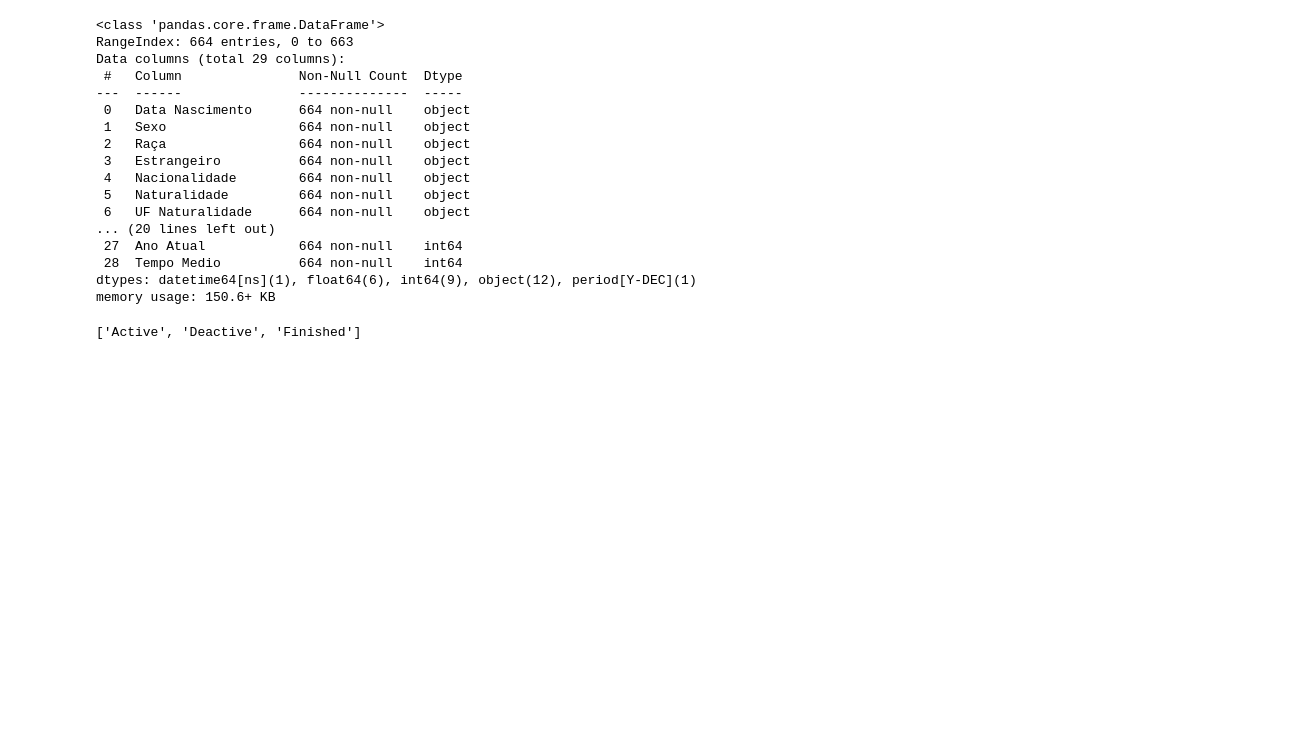
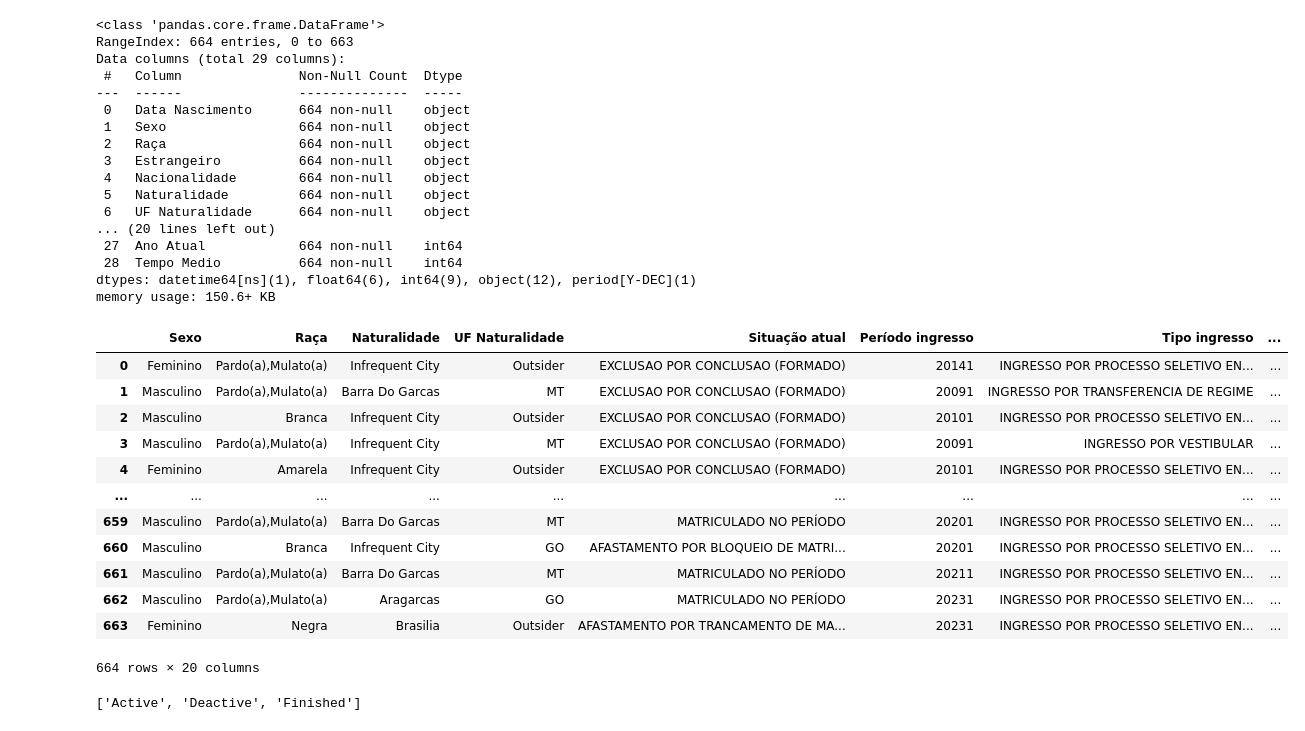
Before and after one commit to auserafim/ai-notebooks, a Jupyter notebook: evasion_college/evaded_college.ipynb, the cells around one changed output. Cells and saved outputs as stored; diff of their text form; code cells hidden in the pictures; blank space fills up the shorter version.

```diff
--- a/evasion_college/evaded_college.ipynb
+++ b/evasion_college/evaded_college.ipynb
@@ -546,6 +569,7 @@ df_to_train = df.drop(columns={"rga_anonimo",
                                "Estrangeiro",
                                "Data Nascimento",
                                "Estrutura",
+                               "Sit,
                                "Data ocorrência",
                                "Período",
                                "Ano Atual"})
@@ -568,6 +592,22 @@ class ClassifyOrigin:
 df_to_train['UF Naturalidade'] = df_to_train['UF Naturalidade'].apply(ClassifyOrigin.classify_origin_state)
 df_to_train['Naturalidade'] = df_to_train['Naturalidade'].apply(ClassifyOrigin.classify_origin_city)
 df_to_train['AnoEvento'] = df_to_train['AnoEvento'].astype(str).astype(int)
+# %%
+df_to_train
+# %% [output]
+|  | Sexo | Raça | Naturalidade | UF Naturalidade | Situação atual | Período ingresso | Tipo ingresso | ... |
+| 0 | Feminino | Pardo(a),Mulato(a) | Infrequent City | Outsider | EXCLUSAO POR CONCLUSAO (FORMADO) | 20141 | INGRESSO POR PROCESSO SELETIVO EN... | ... |
+| 1 | Masculino | Pardo(a),Mulato(a) | Barra Do Garcas | MT | EXCLUSAO POR CONCLUSAO (FORMADO) | 20091 | INGRESSO POR TRANSFERENCIA DE REGIME | ... |
+| 2 | Masculino | Branca | Infrequent City | Outsider | EXCLUSAO POR CONCLUSAO (FORMADO) | 20101 | INGRESSO POR PROCESSO SELETIVO EN... | ... |
+| 3 | Masculino | Pardo(a),Mulato(a) | Infrequent City | MT | EXCLUSAO POR CONCLUSAO (FORMADO) | 20091 | INGRESSO POR VESTIBULAR | ... |
+| 4 | Feminino | Amarela | Infrequent City | Outsider | EXCLUSAO POR CONCLUSAO (FORMADO) | 20101 | INGRESSO POR PROCESSO SELETIVO EN... | ... |
+| ... | ... | ... | ... | ... | ... | ... | ... | ... |
+| 659 | Masculino | Pardo(a),Mulato(a) | Barra Do Garcas | MT | MATRICULADO NO PERÍODO | 20201 | INGRESSO POR PROCESSO SELETIVO EN... | ... |
+| 660 | Masculino | Branca | Infrequent City | GO | AFASTAMENTO POR BLOQUEIO DE MATRI... | 20201 | INGRESSO POR PROCESSO SELETIVO EN... | ... |
+| 661 | Masculino | Pardo(a),Mulato(a) | Barra Do Garcas | MT | MATRICULADO NO PERÍODO | 20211 | INGRESSO POR PROCESSO SELETIVO EN... | ... |
+| 662 | Masculino | Pardo(a),Mulato(a) | Aragarcas | GO | MATRICULADO NO PERÍODO | 20231 | INGRESSO POR PROCESSO SELETIVO EN... | ... |
+| 663 | Feminino | Negra | Brasilia | Outsider | AFASTAMENTO POR TRANCAMENTO DE MA... | 20231 | INGRESSO POR PROCESSO SELETIVO EN... | ... |
+664 rows × 20 columns
 # %%
 df_to_train_final = pd.get_dummies(df_to_train,
                                    columns=["Sexo",
```
Also changed, not shown: parts of 24 cells of this notebook, 4 other files.
